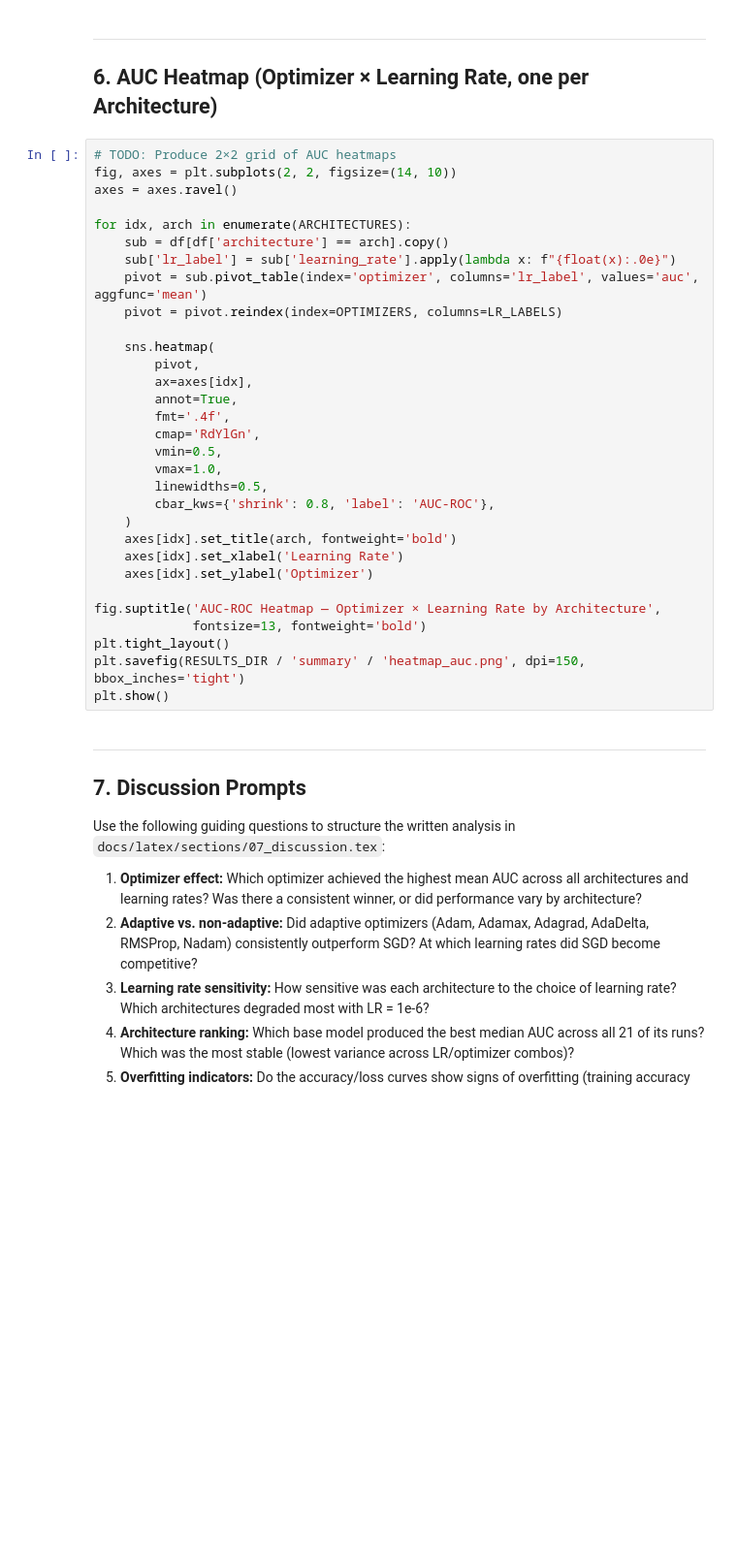
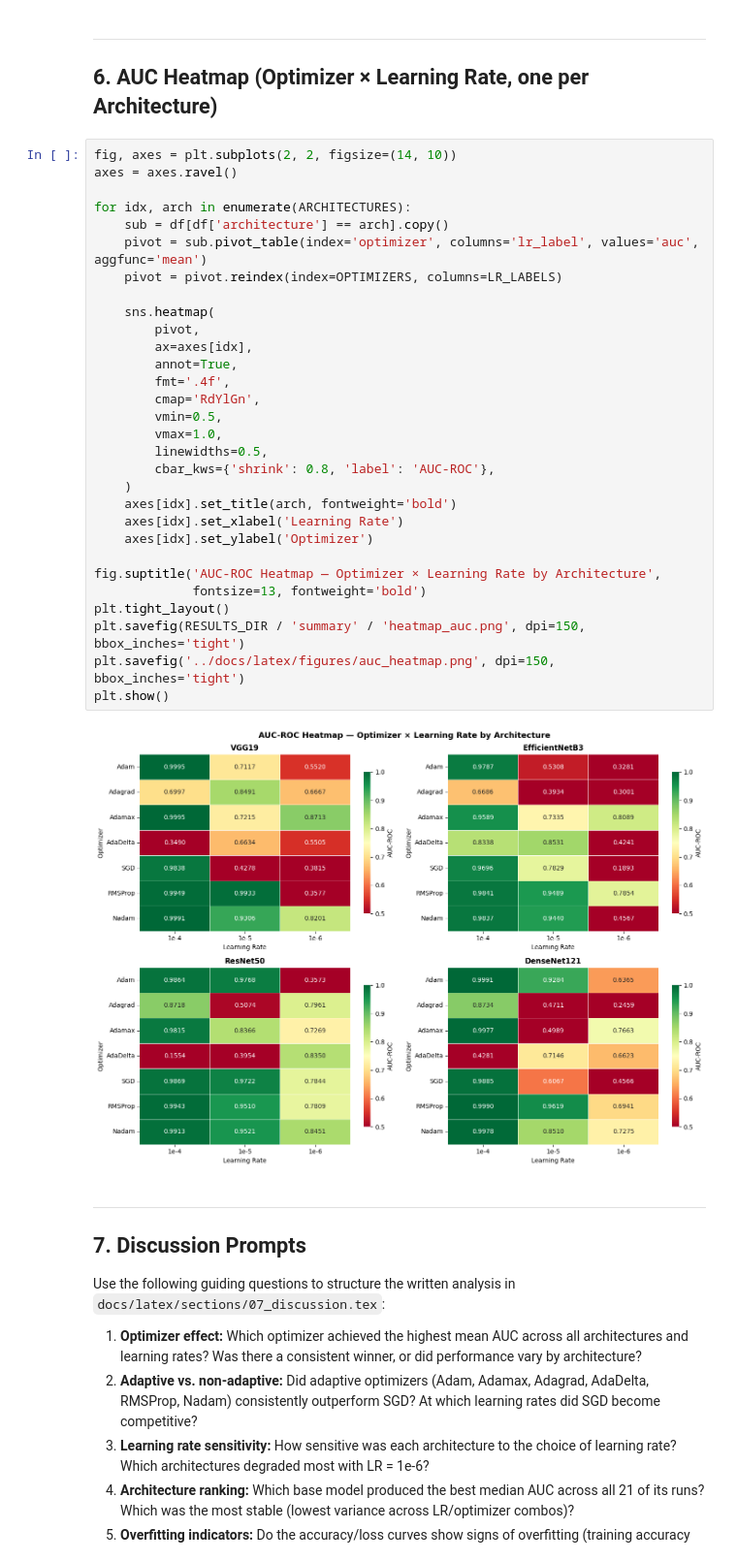
Before and after one commit to krispybataa/optimizer-learning-rate-study, a Jupyter notebook: notebooks/03_results_analysis.ipynb, the cells around one changed output. Shown at 97% size. Cells and saved outputs as stored; diff of their text form; blank space fills up the shorter version.

```diff
--- a/notebooks/03_results_analysis.ipynb
+++ b/notebooks/03_results_analysis.ipynb
@@ -129,36 +177,37 @@ plt.show()
 ---
 ## 6. AUC Heatmap (Optimizer × Learning Rate, one per Architecture)
 # %%
-# TODO: Produce 2×2 grid of AUC heatmaps
 fig, axes = plt.subplots(2, 2, figsize=(14, 10))
 axes = axes.ravel()
 
 for idx, arch in enumerate(ARCHITECTURES):
     sub = df[df['architecture'] == arch].copy()
-    sub['lr_label'] = sub['learning_rate'].apply(lambda x: f"{float(x):.0e}")
     pivot = sub.pivot_table(index='optimizer', columns='lr_label', values='auc', aggfunc='mean')
     pivot = pivot.reindex(index=OPTIMIZERS, columns=LR_LABELS)
 
     sns.heatmap(
         pivot,
         ax=axes[idx],
         annot=True,
         fmt='.4f',
         cmap='RdYlGn',
         vmin=0.5,
         vmax=1.0,
         linewidths=0.5,
         cbar_kws={'shrink': 0.8, 'label': 'AUC-ROC'},
     )
     axes[idx].set_title(arch, fontweight='bold')
     axes[idx].set_xlabel('Learning Rate')
     axes[idx].set_ylabel('Optimizer')
 
 fig.suptitle('AUC-ROC Heatmap — Optimizer × Learning Rate by Architecture',
              fontsize=13, fontweight='bold')
 plt.tight_layout()
 plt.savefig(RESULTS_DIR / 'summary' / 'heatmap_auc.png', dpi=150, bbox_inches='tight')
+plt.savefig('../docs/latex/figures/auc_heatmap.png', dpi=150, bbox_inches='tight')
 plt.show()
+# %% [output]
+[figure, added]
 # %% [markdown]
 ---
 ## 7. Discussion Prompts
```
Also changed, not shown: parts of 7 cells of this notebook, 21 other files.
